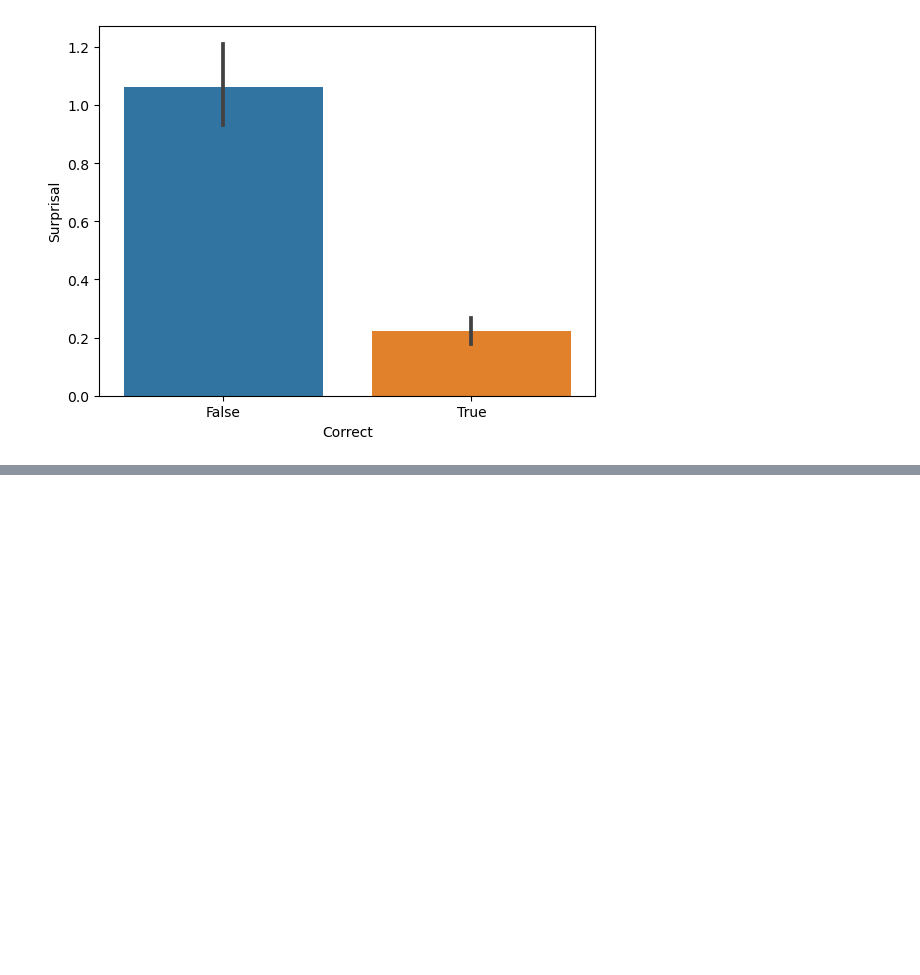
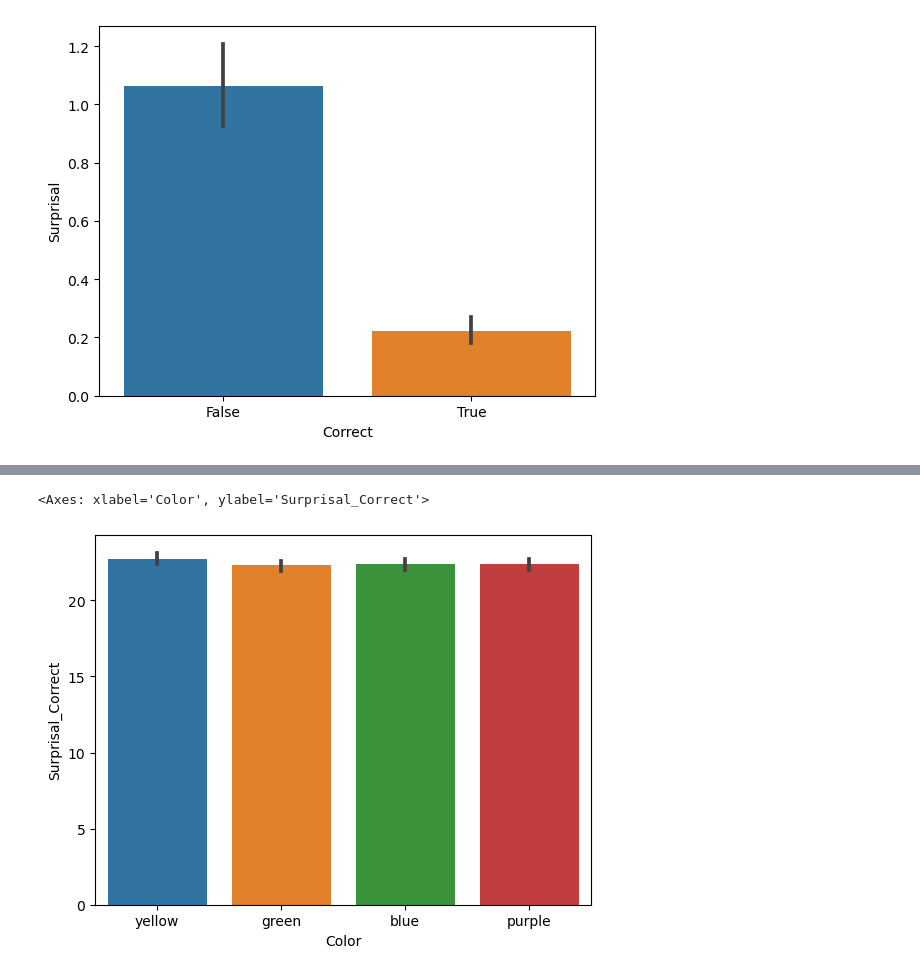
Before and after one commit to e2wang/gpt-connections, a Jupyter notebook: analysis.ipynb, the cells around one changed output, grey strips where cells are left out. Cells and saved outputs as stored; diff of their text form; code cells hidden in the pictures; blank space fills up the shorter version.

```diff
--- a/analysis.ipynb
+++ b/analysis.ipynb
@@ -364,0 +425,5 @@ sns.barplot(data = merged, x = "Color", y = "Surprisal")
+# %%
+sns.barplot(data = results2, x = "Color", y = "Surprisal_Correct")
+# %% [output]
+<Axes: xlabel='Color', ylabel='Surprisal_Correct'>
+[figure, added]
```
Also changed, not shown: parts of 19 cells of this notebook.
